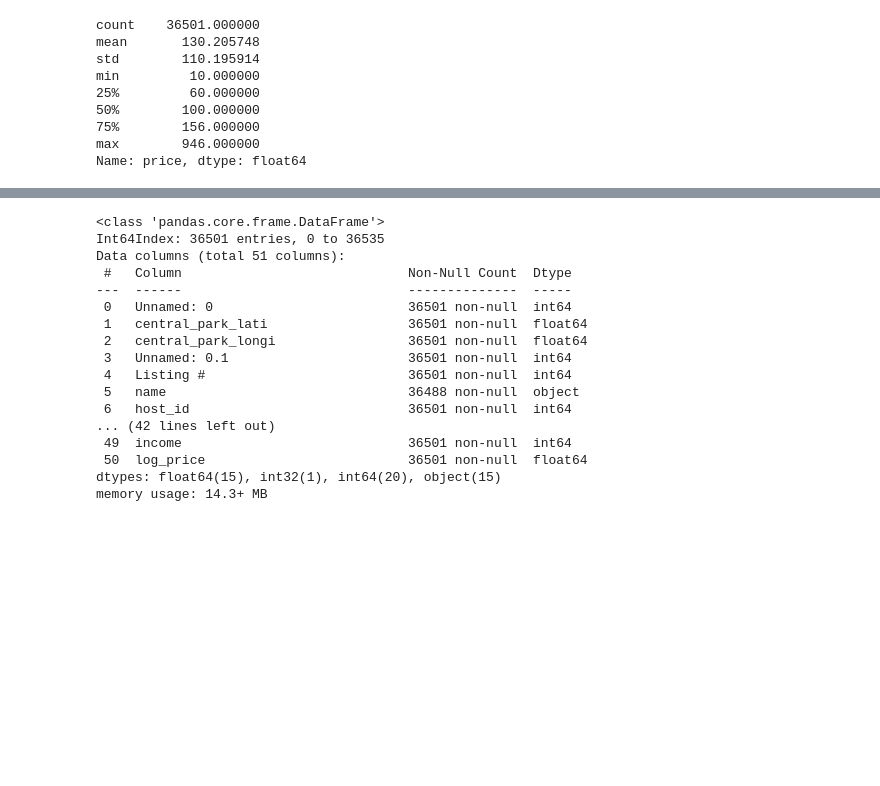
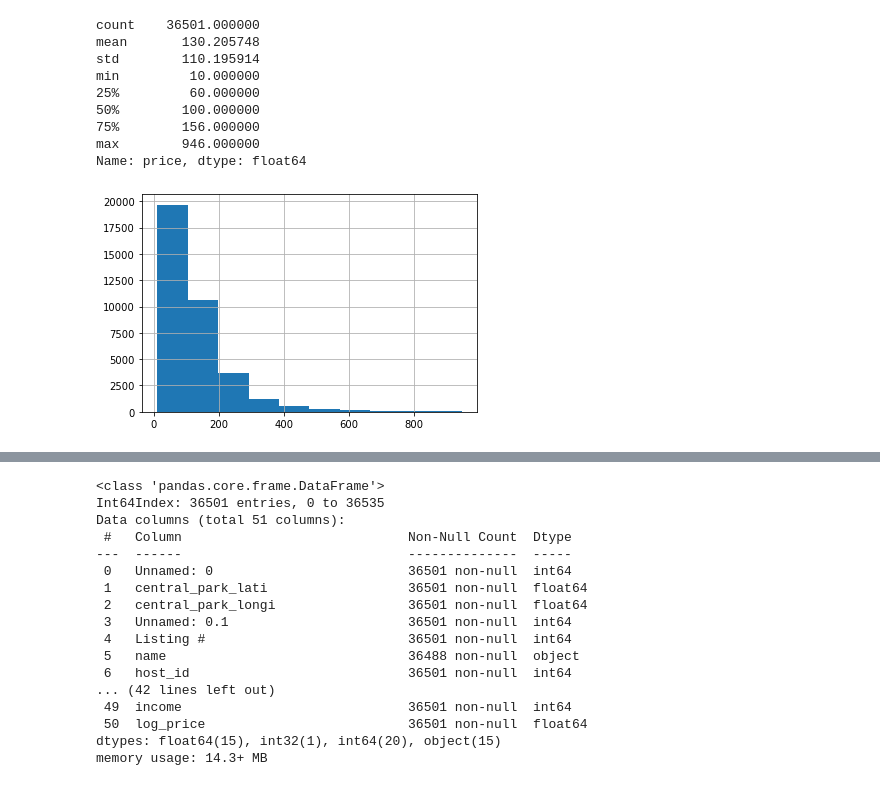
Before and after one commit to BS12345678/Capstone_Two, a Jupyter notebook: ABNB_Preprocessing.ipynb, the cells around one changed output, grey strips where cells are left out. Cells and saved outputs as stored; diff of their text form; code cells hidden in the pictures; blank space fills up the shorter version.

```diff
--- a/ABNB_Preprocessing.ipynb
+++ b/ABNB_Preprocessing.ipynb
@@ -89,0 +86,5 @@ abnb_5['log_price'] = log.fit_transform(abnb_5[['price']])
+# %%
+abnb_5['price'].hist()
+plt.show()
+# %% [output]
+[figure, added]
```
Also changed, not shown: parts of 7 cells of this notebook, 2 other files.
